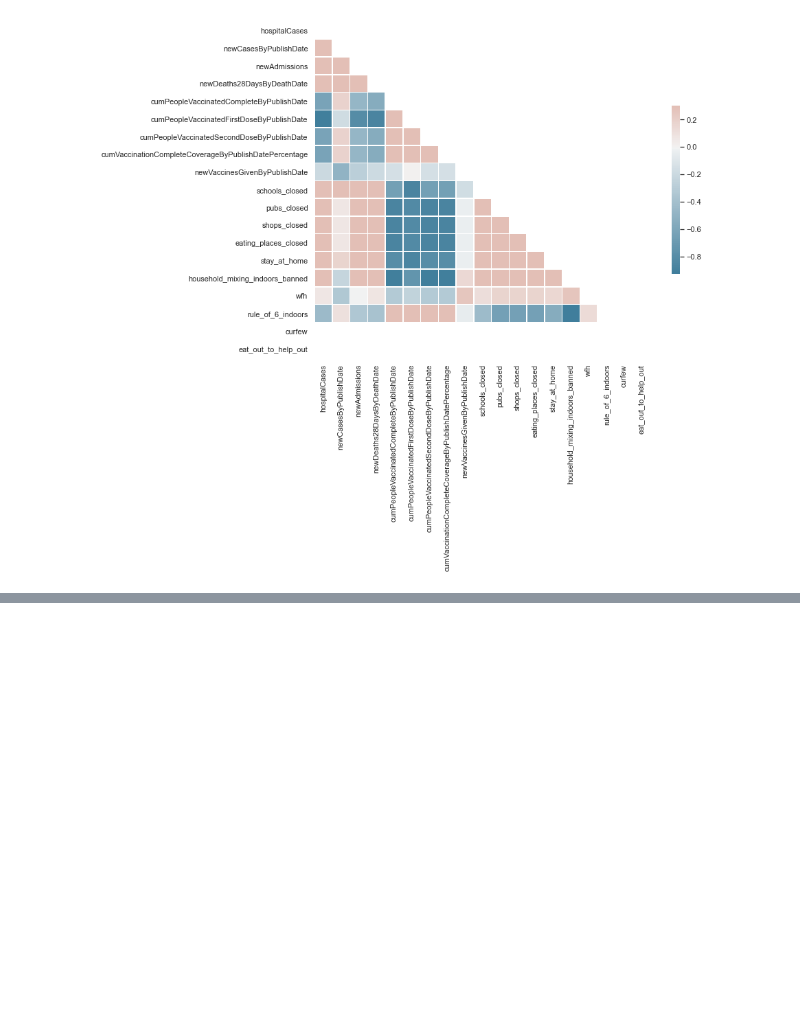
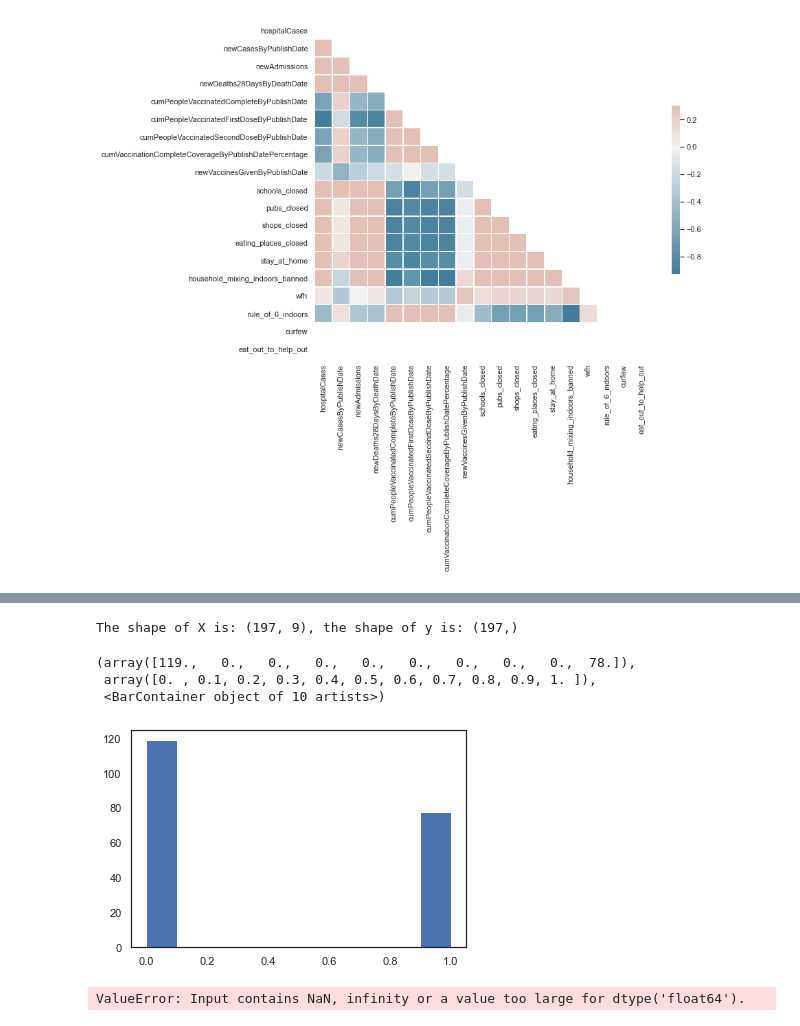
Before and after one commit to montgoz007/corona-modelling, a Jupyter notebook: EDA.ipynb, the cells around one changed output, grey strips where cells are left out. Drawn from its saved outputs; the diff is of its cells as text; code cells hidden in the pictures; blank space fills up the shorter version.

Commit message:
Starting log regression model

```diff
--- a/EDA.ipynb
+++ b/EDA.ipynb
@@ -258,0 +295,14 @@ sns.heatmap(corr, mask=mask, cmap=cmap, vmax=.3, center=0,
+# %%
+# Creating a data set to use covid stats to model 'stay at home'
+X = df[stats_features]
+y = df['stay_at_home']
+print(f'The shape of X is: {X.shape}, the shape of y is: {y.shape}')
+# %% [output]
+The shape of X is: (197, 9), the shape of y is: (197,)
+# %%
+plt.hist(y)
+# %% [output]
+(array([119.,   0.,   0.,   0.,   0.,   0.,   0.,   0.,   0.,  78.]),
+ array([0. , 0.1, 0.2, 0.3, 0.4, 0.5, 0.6, 0.7, 0.8, 0.9, 1. ]),
+ <BarContainer object of 10 artists>)
+[figure, added]
@@ -258,0 +313,7 @@ sns.heatmap(corr, mask=mask, cmap=cmap, vmax=.3, center=0,
+# %%
+from sklearn.linear_model import LogisticRegression
+clf = LogisticRegression()
+clf.fit(X_train, y_train)
+y_pred = clf.predict(X_test)
+# %% [output]
+ValueError: Input contains NaN, infinity or a value too large for dtype('float64').
```
Also changed, not shown: parts of 5 cells of this notebook.
